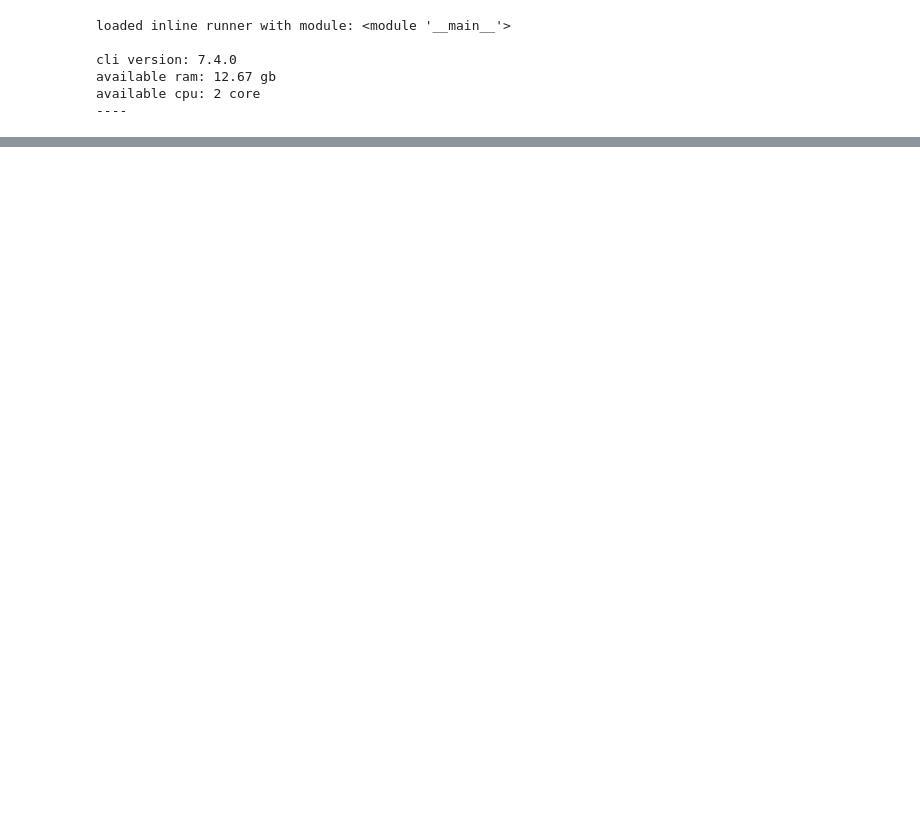
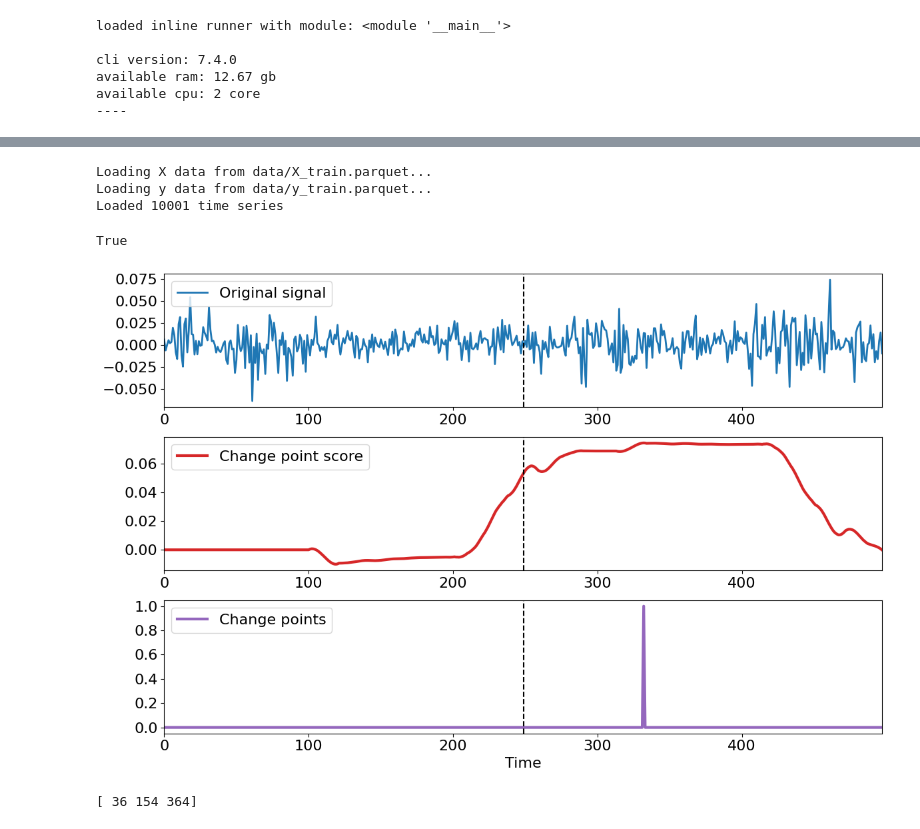
Before and after one commit to rosen2000/strbreak_challenge, a Jupyter notebook: competitions/structural-break/quickstarters/baseline/baseline.ipynb, the cells around one changed output, grey strips where cells are left out. Drawn from its saved outputs; the diff is of its cells as text; code cells hidden in the pictures; blank space fills up the shorter version.

```diff
--- a/competitions/structural-break/quickstarters/baseline/baseline.ipynb
+++ b/competitions/structural-break/quickstarters/baseline/baseline.ipynb
@@ -1830,0 +75,6 @@ To submit your work, you must:
+# %%
+loader = TimeSeriesDataLoader(x_path = "data/X_train.parquet",y_path="data/y_train.parquet")
+# %% [output]
+Loading X data from data/X_train.parquet...
+Loading y data from data/y_train.parquet...
+Loaded 10001 time series
@@ -1830,0 +83,60 @@ To submit your work, you must:
+# %%
+from roerich.change_point import OnlineNNClassifier
+from roerich.change_point import SlidingWindows
+from roerich.change_point import EnergyDistanceCalculator
+from roerich.change_point import ChangePointDetectionRuLSIF
+from roerich.change_point import OnlineNNRuLSIF
+
+series_data, cps_true, boundary = loader.get_series_by_id(2,True)
+print(cps_true)
+cps_true=boundary
+X=series_data.values
+# change points detection
+#cpd = OnlineNNClassifier(periods=1, window_size=1, lag_size=100, step=1,
+                         #n_epochs=1, lr=0.01, lam=0.0001, optimizer="Adam")
+
+#score, cps_pred = cpd.predict(X)
+
+# visualization
+#roerich.display(X, cps_true, score, cps_pred)
+
+# change points detection
+# metric = 'fd', 'mmd', 'energy'
+#cpd = SlidingWindows(metric='mmd', window_size=100)
+
+#score, cps_pred = cpd.predict(X)
+
+# visualization
+#roerich.display(X, cps_true, score, cps_pred)
+
+# change points detection
+#cpd = EnergyDistanceCalculator(window_size=100, step=1)
+
+#score, cps_pred = cpd.predict(X)
+
+# visualization
+#roerich.display(X, cps_true, score, cps_pred)
+
+# change points detection
+#cpd = ChangePointDetectionRuLSIF(periods=1, window_size=100, step=5, n_runs=1)
+
+#score, cps_pred = cpd.predict(X)
+
+# visualization
+#roerich.display(X, cps_true, score, cps_pred)
+
+# change points detection
+cpd = OnlineNNRuLSIF(alpha=0.1, window_size=112, lag_size=100, step=1,
+                     n_epochs=100, lr=0.01, lam=0.001, optimizer="Adam")
+
+score, cps_pred = cpd.predict(X)
+
+# visualization
+roerich.display(X, cps_true, score, cps_pred)
+# %% [output]
+True
+[figure, added]
+# %%
+print(cps_pred)
+# %% [output]
+[ 36 154 364]
```
Also changed, not shown: parts of 55 cells of this notebook.
